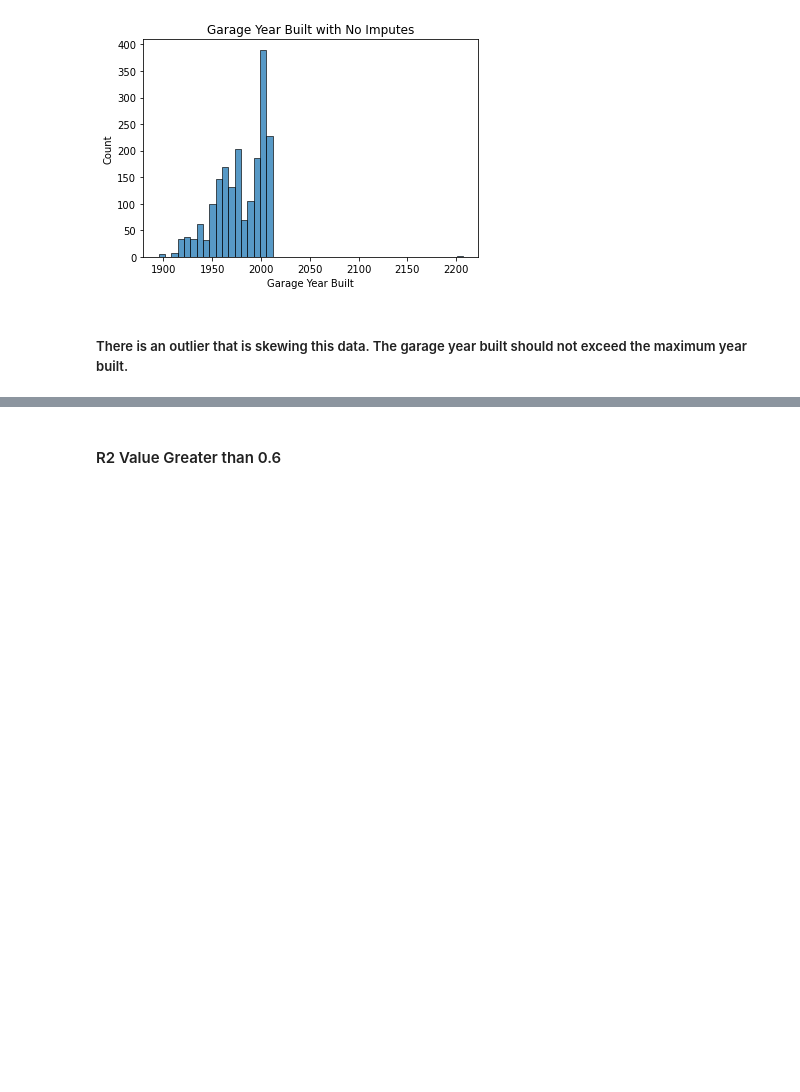
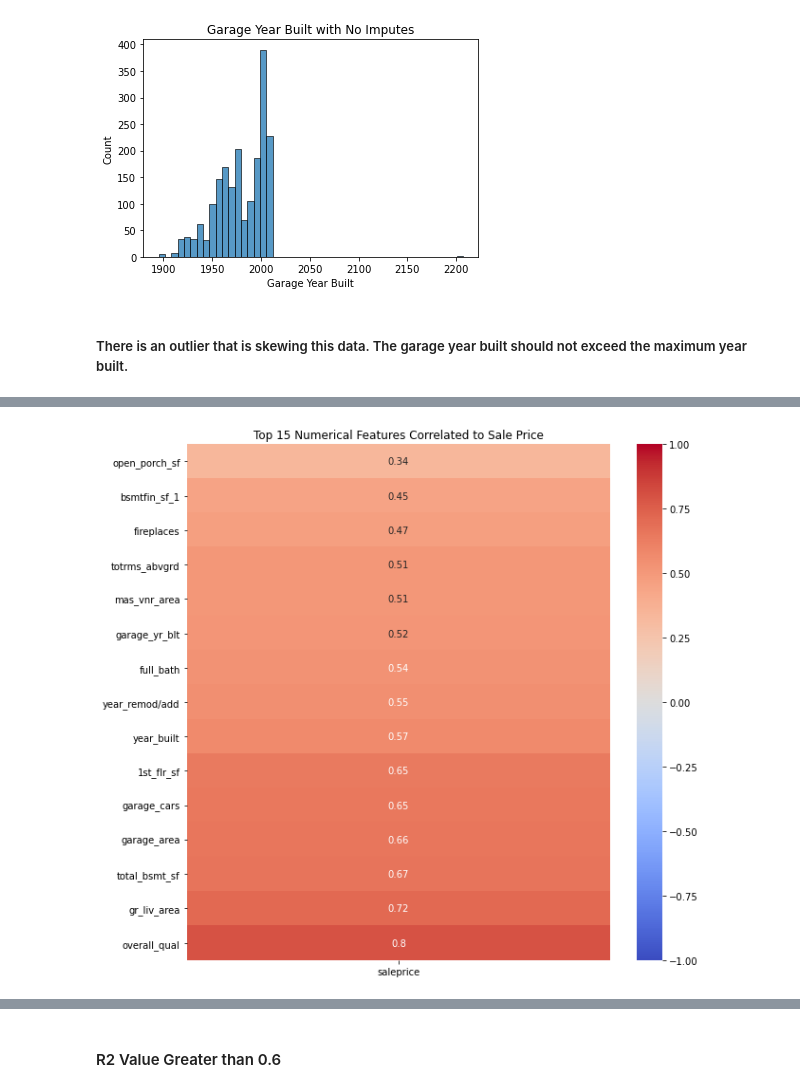
Before and after one commit to ethankuehl/Kaggle_housing_price_predictor, a Jupyter notebook: 01_EDA_and_Cleaning.ipynb, the cells around one changed output, grey strips where cells are left out. Drawn from its saved outputs; the diff is of its cells as text; code cells hidden in the pictures; blank space fills up the shorter version.

```diff
--- a/01_EDA_and_Cleaning.ipynb
+++ b/01_EDA_and_Cleaning.ipynb
@@ -300,0 +258,12 @@ There are several predictors whose values are highly skewed to the right, which
+# %%
+# Determining the 15 features most likely to have linear relationship to
+# Sale Price. Sale Price and log(Sale Price) are excluded
+plt.figure(figsize=(10,10))
+sns.heatmap(train.corr()[['saleprice']].sort_values('saleprice')[23:38],
+            cmap='coolwarm',
+            vmin=-1,
+            vmax=1,
+            annot=True)
+plt.title('Top 15 Numerical Features Correlated to Sale Price');
+# %% [output]
+[figure, added]
```
Also changed, not shown: parts of 108 cells of this notebook, 4 other files.
